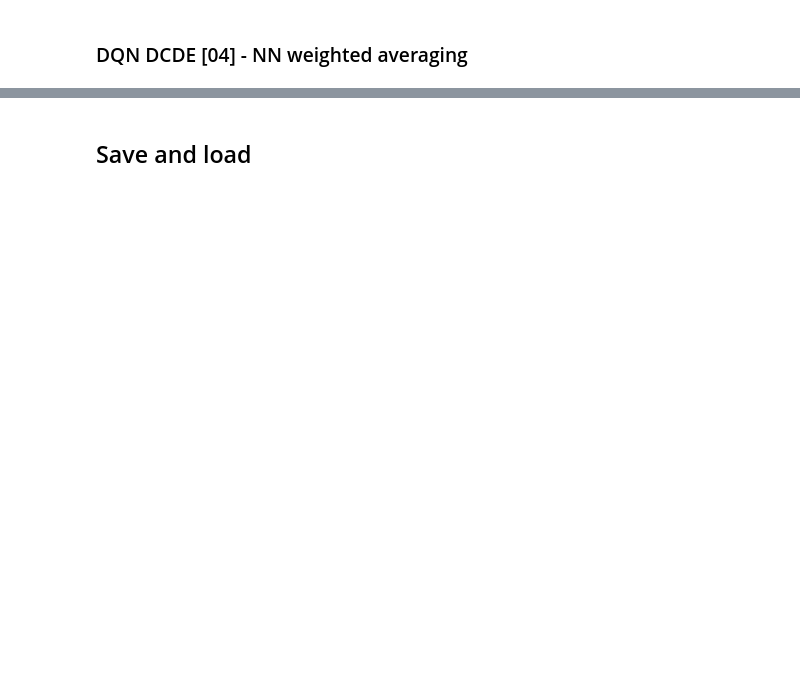
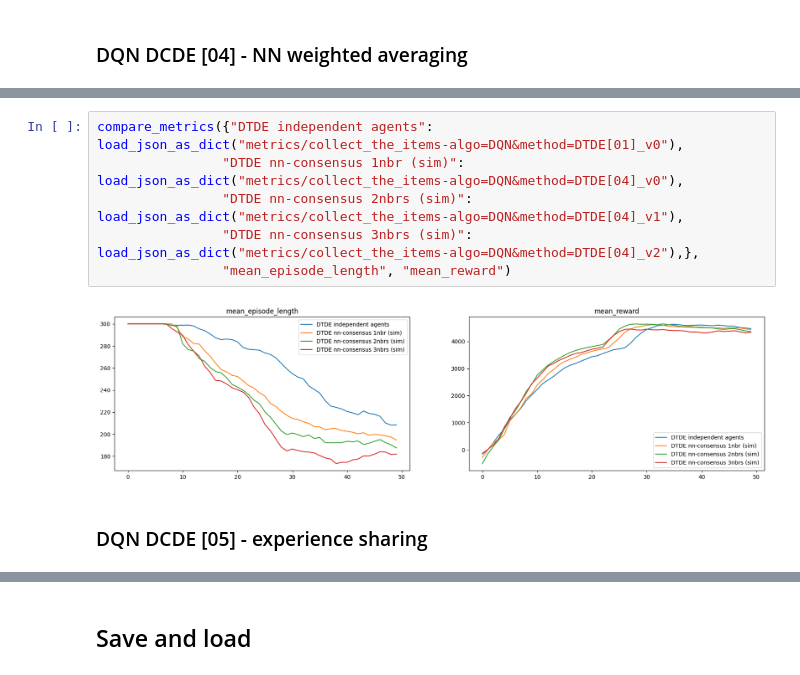
Before and after one commit to NicoloMalucelli/neighbor-based_MARL, a Jupyter notebook: DTDE/collect_the_items_v3.ipynb, the cells around one changed output, grey strips where cells are left out. Cells and saved outputs as stored; diff of their text form; blank space fills up the shorter version.

```diff
--- a/DTDE/collect_the_items_v3.ipynb
+++ b/DTDE/collect_the_items_v3.ipynb
@@ -724,0 +740,10 @@ info:  {'agent-0': {'info': {'r2: 0, r3: -1, r4: 0 , r5: -0.651683333542835, r6:
+# %%
+compare_metrics({"DTDE independent agents": load_json_as_dict("metrics/collect_the_items-algo=DQN&method=DTDE[01]_v0"),
+                "DTDE nn-consensus 1nbr (sim)": load_json_as_dict("metrics/collect_the_items-algo=DQN&method=DTDE[04]_v0"),
+                "DTDE nn-consensus 2nbrs (sim)": load_json_as_dict("metrics/collect_the_items-algo=DQN&method=DTDE[04]_v1"),
+                "DTDE nn-consensus 3nbrs (sim)": load_json_as_dict("metrics/collect_the_items-algo=DQN&method=DTDE[04]_v2"),},
+                "mean_episode_length", "mean_reward")
+# %% [output]
+[figure, added]
+# %% [markdown]
+### DQN DCDE [05] - experience sharing
```
Also changed, not shown: parts of 9 cells of this notebook.
